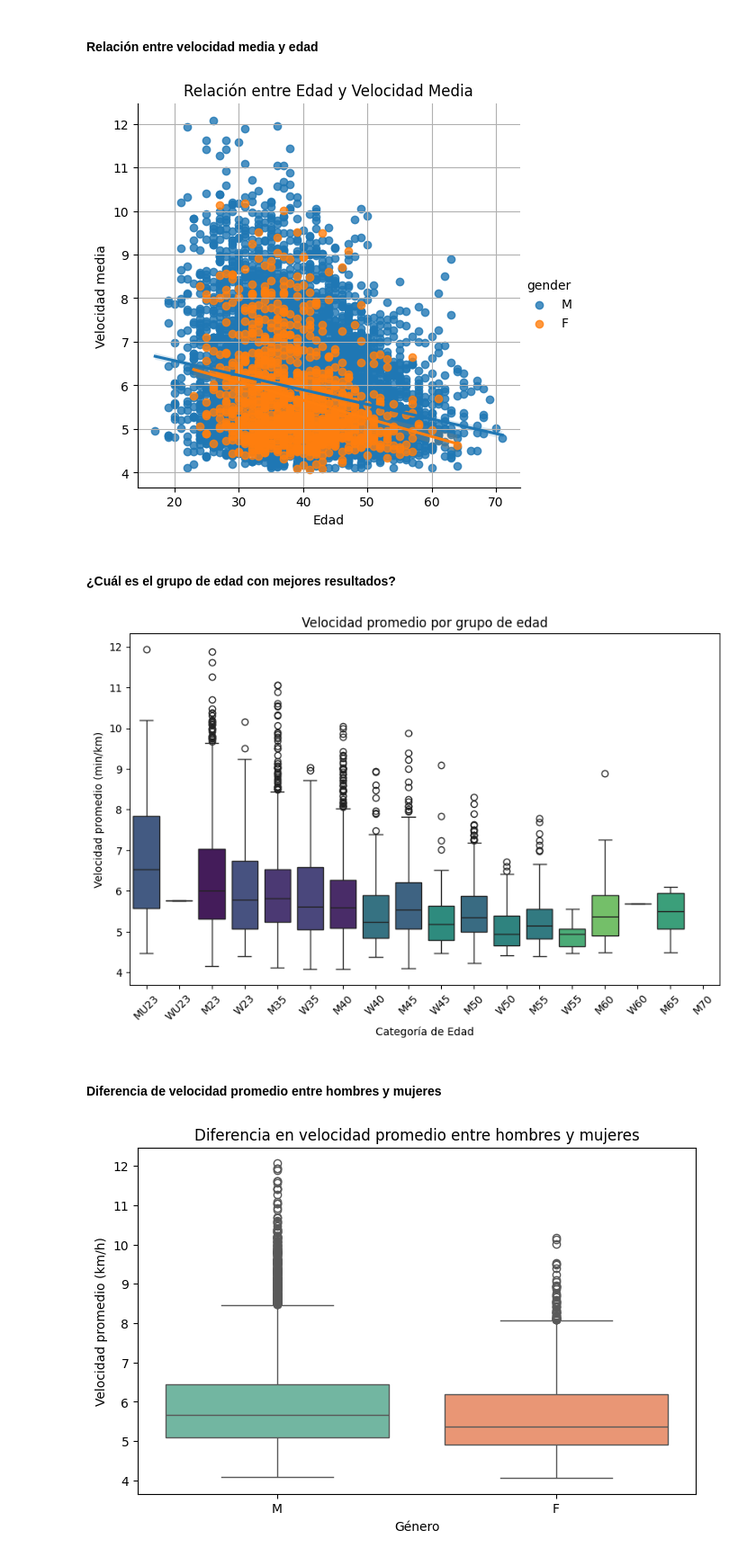
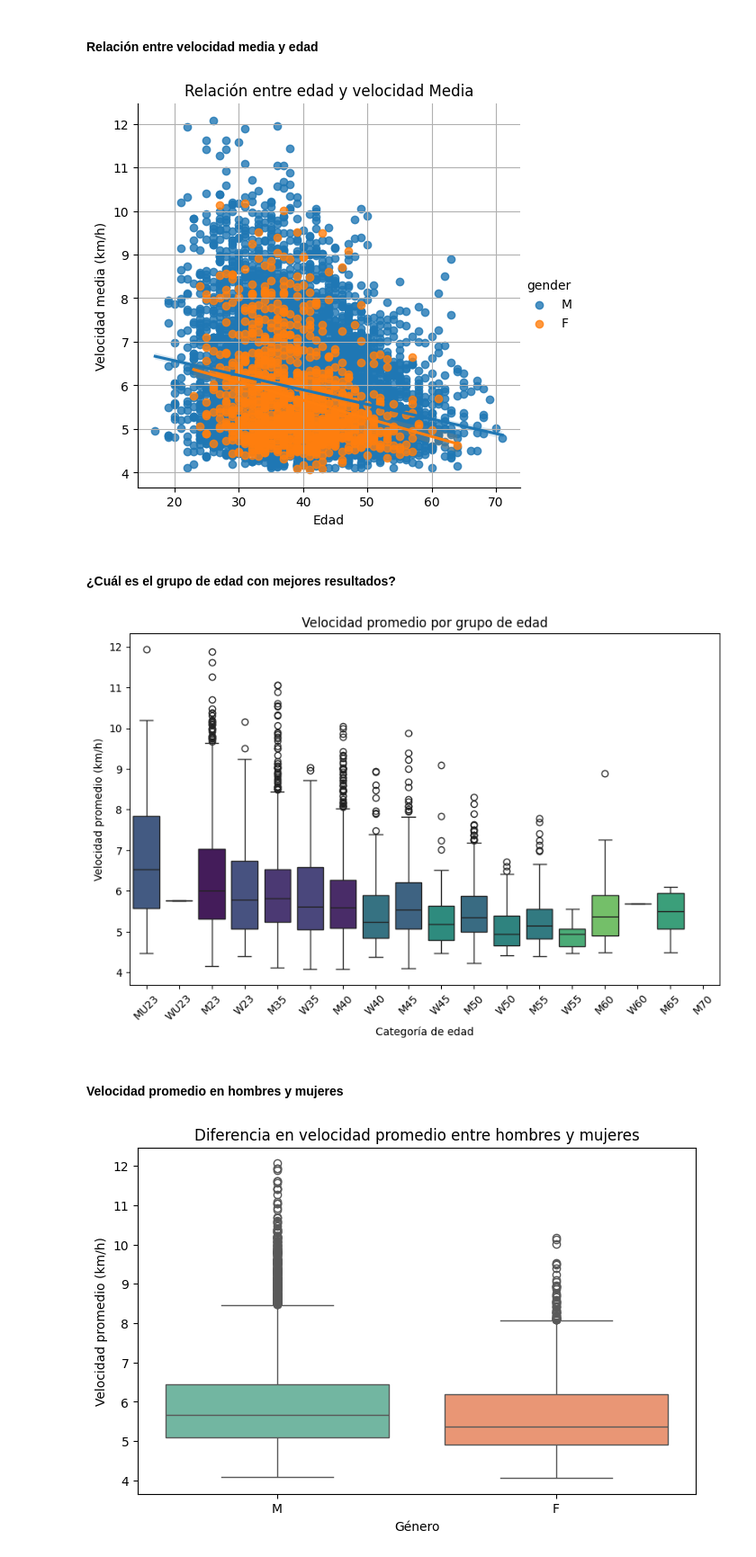
Before and after one commit to andalons/ultra-marathon-EDA, a Jupyter notebook: eda_ultra_marathon.ipynb, the cells around one changed output. Shown at 90% size. Cells and saved outputs as stored; diff of their text form; code cells hidden in the pictures.

```diff
--- a/eda_ultra_marathon.ipynb
+++ b/eda_ultra_marathon.ipynb
@@ -436,13 +436,13 @@ plt.show()
 #### Relación entre velocidad media y edad
 # %%
 sns.lmplot(data=df_transvulcania, x='age', y='avg_speed', hue='gender')
-plt.title('Relación entre Edad y Velocidad Media')
+plt.title('Relación entre edad y velocidad Media')
 plt.xlabel('Edad')
-plt.ylabel('Velocidad media')
+plt.ylabel('Velocidad media (km/h)')
 plt.grid(True)
 plt.show()
 # %% [output]
-[figure, old version]
+[figure, new version]
 # %% [markdown]
 #### ¿Cuál es el grupo de edad con mejores resultados?
 # %%
@@ -455,16 +455,16 @@ sns.boxplot(data=df_filtered, x="age_category", y="avg_speed", palette="viridis"
 
 # Agregar título y etiquetas
 plt.title("Velocidad promedio por grupo de edad")
-plt.xlabel("Categoría de Edad")
-plt.ylabel("Velocidad promedio (min/km)")
+plt.xlabel("Categoría de edad")
+plt.ylabel("Velocidad promedio (km/h)")
 plt.xticks(rotation=45)
 
 # Mostrar gráfico
 plt.show()
 # %% [output]
-[figure, old version]
+[figure, new version]
 # %% [markdown]
-#### Diferencia de velocidad promedio entre hombres y mujeres
+#### Velocidad promedio en hombres y mujeres
 # %%
 plt.figure(figsize=(8, 5))
 sns.boxplot(data=df_transvulcania, x="gender", y="avg_speed", palette='Set2', hue="gender")
```
Also changed, not shown: parts of 7 cells of this notebook.
